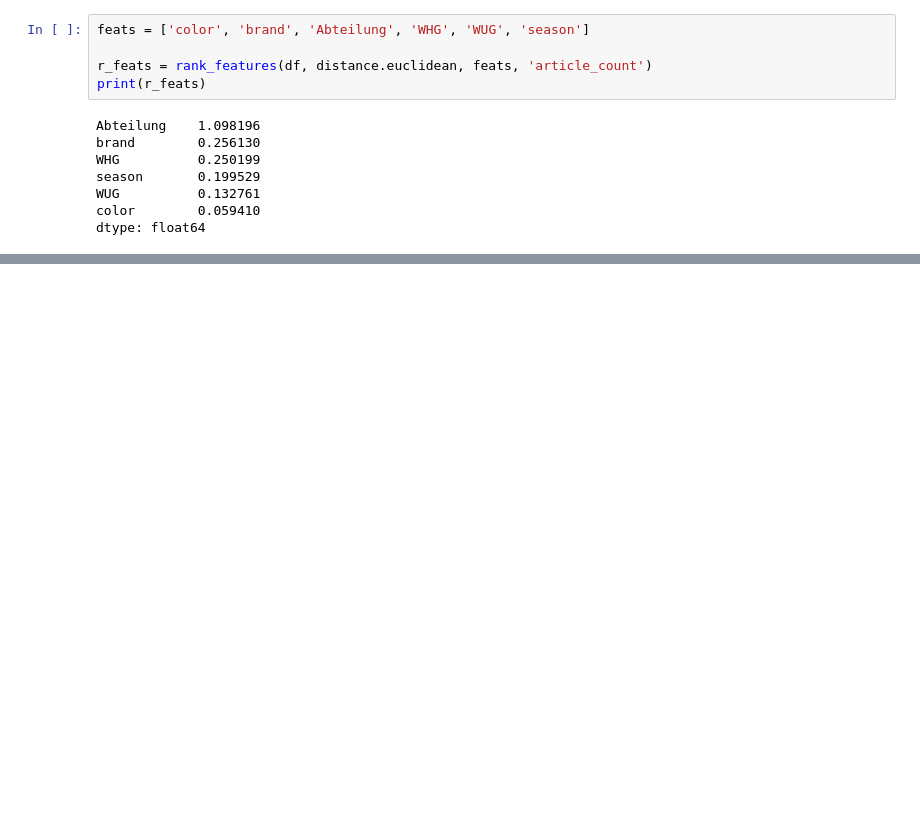
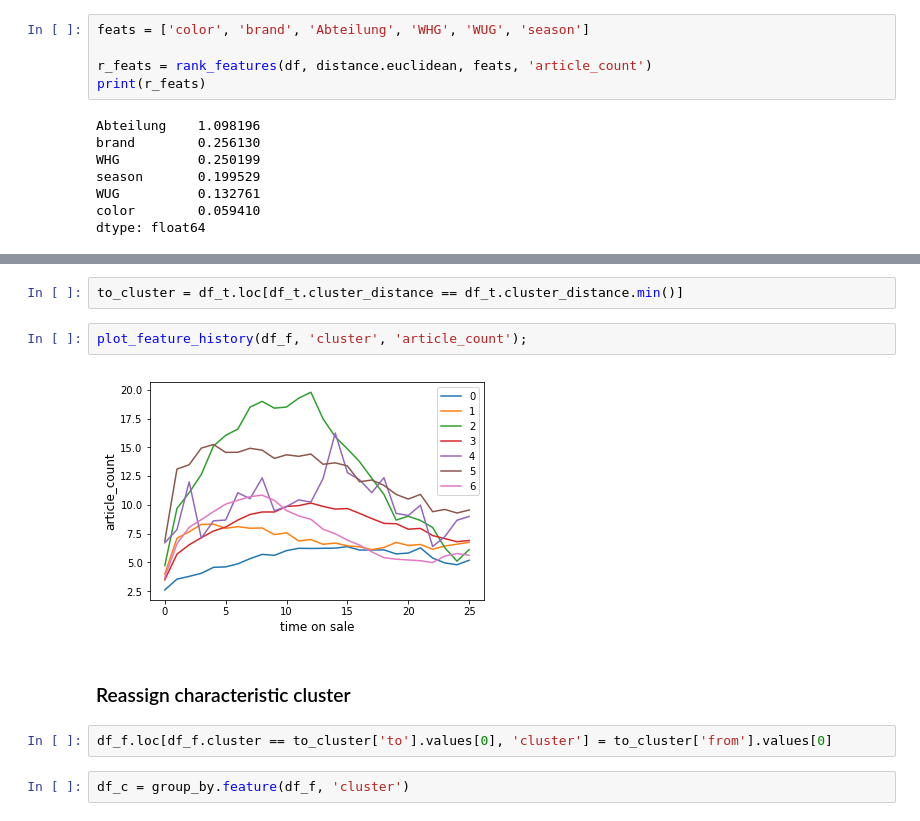
Before and after one commit to indyfree/tailor, a Jupyter notebook: notebooks/06-cluster-feature.ipynb, the cells around one changed output, grey strips where cells are left out. Saved outputs shown, nothing was run; the diff lists cells and outputs as text; blank space fills up the shorter version.

```diff
--- a/notebooks/06-cluster-feature.ipynb
+++ b/notebooks/06-cluster-feature.ipynb
@@ -98,0 +105,12 @@ df_t
+# %%
+to_cluster = df_t.loc[df_t.cluster_distance == df_t.cluster_distance.min()]
+# %%
+plot_feature_history(df_f, 'cluster', 'article_count');
+# %% [output]
+[figure, added]
+# %% [markdown]
+### Reassign characteristic cluster
+# %%
+df_f.loc[df_f.cluster == to_cluster['to'].values[0], 'cluster'] = to_cluster['from'].values[0]
+# %%
+df_c = group_by.feature(df_f, 'cluster')
```
Also changed, not shown: parts of 15 cells of this notebook, 1 other file.
